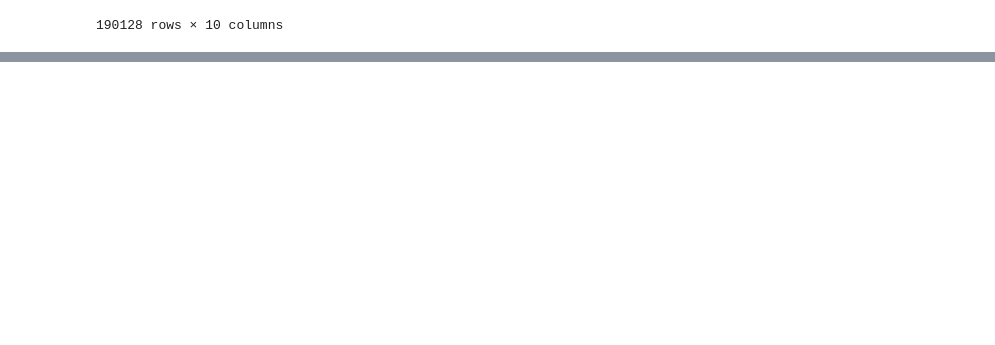
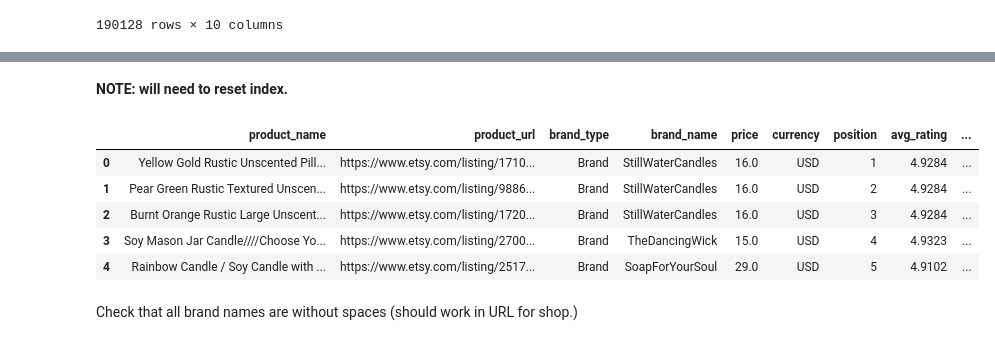
Before and after one commit to ran0027/etsy-candle-pricing-model, a Jupyter notebook: web-scraping.ipynb, the cells around one changed output, grey strips where cells are left out. Drawn from its saved outputs; the diff is of its cells as text; code cells hidden in the pictures; blank space fills up the shorter version.

```diff
--- a/web-scraping.ipynb
+++ b/web-scraping.ipynb
@@ -212,0 +425,14 @@ pd.read_csv('Data/product_data.csv')
+# %% [markdown]
+**NOTE: will need to reset index.**
+# %%
+product_data = pd.read_csv('Data/product_data.csv')
+product_data.head()
+# %% [output]
+|  | product_name | product_url | brand_type | brand_name | price | currency | position | avg_rating | ... |
+| 0 | Yellow Gold Rustic Unscented Pill... | https://www.etsy.com/listing/1710... | Brand | StillWaterCandles | 16.0 | USD | 1 | 4.9284 | ... |
+| 1 | Pear Green Rustic Textured Unscen... | https://www.etsy.com/listing/9886... | Brand | StillWaterCandles | 16.0 | USD | 2 | 4.9284 | ... |
+| 2 | Burnt Orange Rustic Large Unscent... | https://www.etsy.com/listing/1720... | Brand | StillWaterCandles | 16.0 | USD | 3 | 4.9284 | ... |
+| 3 | Soy Mason Jar Candle////Choose Yo... | https://www.etsy.com/listing/2700... | Brand | TheDancingWick | 15.0 | USD | 4 | 4.9323 | ... |
+| 4 | Rainbow Candle / Soy Candle with ... | https://www.etsy.com/listing/2517... | Brand | SoapForYourSoul | 29.0 | USD | 5 | 4.9102 | ... |
+# %% [markdown]
+Check that all brand names are without spaces (should work in URL for shop.)
```
Also changed, not shown: parts of 67 cells of this notebook.
